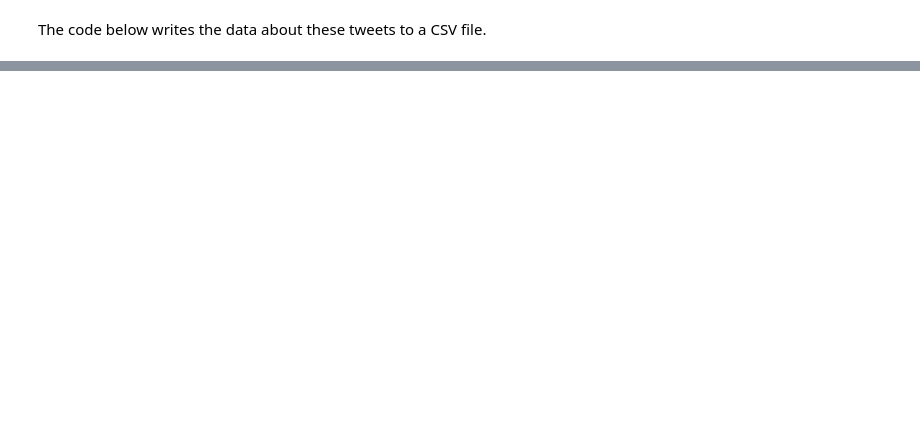
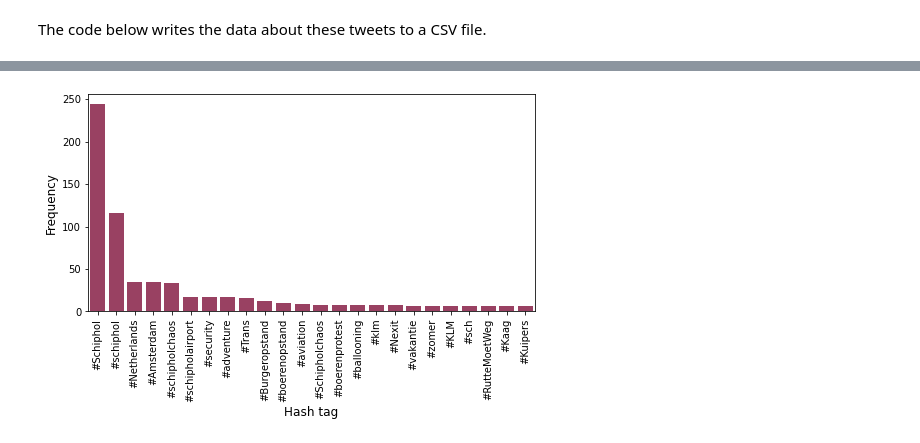
Before and after one commit to peterverhaar/twitter_tutorial, a Jupyter notebook: Twitter.ipynb, the cells around one changed output, grey strips where cells are left out. Saved outputs shown, nothing was run; the diff lists cells and outputs as text; code cells hidden in the pictures; blank space fills up the shorter version.

```diff
--- a/Twitter.ipynb
+++ b/Twitter.ipynb
@@ -227,0 +360,15 @@ with open(f'{user_name}_tweets.csv', 'w') as f:
+# %%
+import seaborn as sns
+import matplotlib.pyplot as plt
+
+fig = plt.figure( figsize = ( 8,4 ))
+
+ax = sns.barplot( data = df_ht , x = 'hash_tag' , y= 'count' , color = '#a8325e' )
+
+ax.set_xlabel('Hash tag' , fontsize= 12)
+ax.set_ylabel('Frequency' , fontsize = 12 )
+
+plt.xticks(rotation= 90)
+plt.show()
+# %% [output]
+[figure, added]
```
Also changed, not shown: parts of 21 cells of this notebook.
